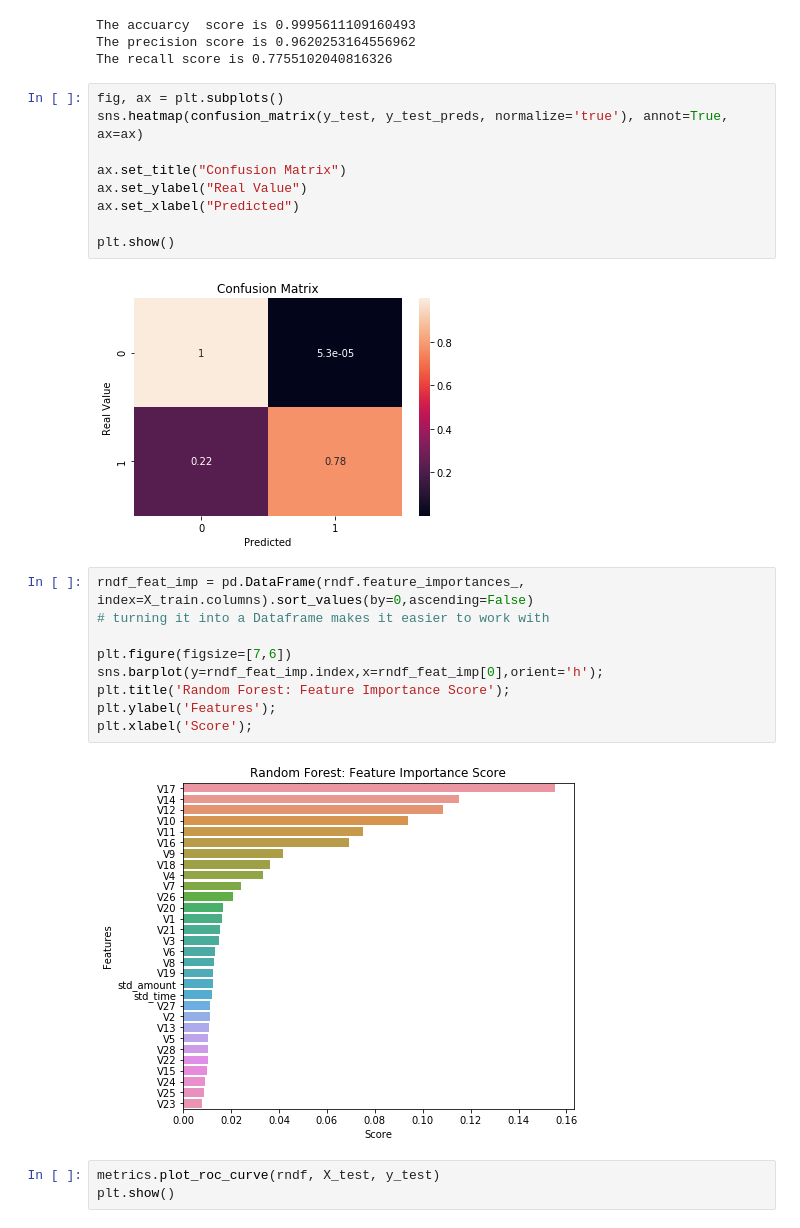
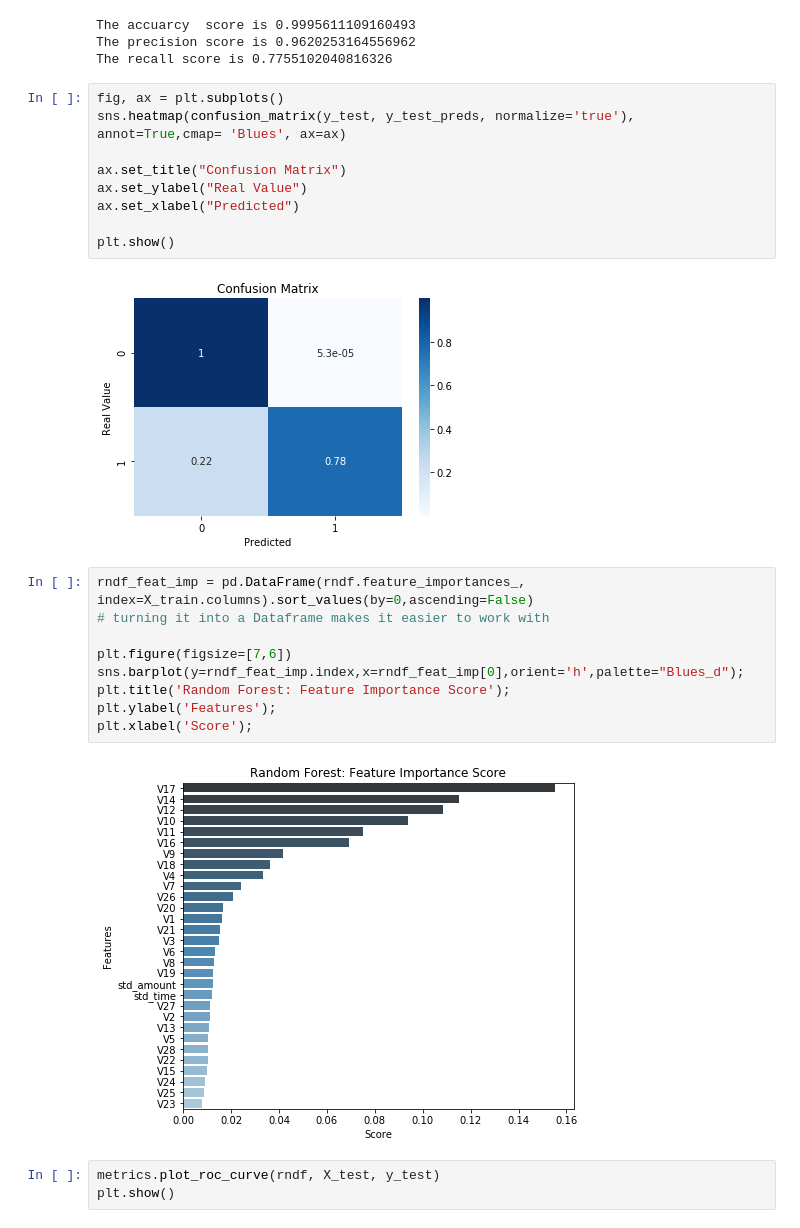
Before and after one commit to ipatel467/Credit-Card-Fraud-Detection, a Jupyter notebook: ML.ipynb, the cells around one changed output. Drawn from its saved outputs; the diff is of its cells as text.

```diff
--- a/ML.ipynb
+++ b/ML.ipynb
@@ -115,26 +115,26 @@ The precision score is 0.9620253164556962
 The recall score is 0.7755102040816326
 # %%
 fig, ax = plt.subplots()
-sns.heatmap(confusion_matrix(y_test, y_test_preds, normalize='true'), annot=True, ax=ax)
+sns.heatmap(confusion_matrix(y_test, y_test_preds, normalize='true'), annot=True,cmap= 'Blues', ax=ax)
 
 ax.set_title("Confusion Matrix")
 ax.set_ylabel("Real Value")
 ax.set_xlabel("Predicted")
 
 plt.show()
 # %% [output]
-[figure, old version]
+[figure, new version]
 # %%
 rndf_feat_imp = pd.DataFrame(rndf.feature_importances_, index=X_train.columns).sort_values(by=0,ascending=False)
 # turning it into a Dataframe makes it easier to work with
 
 plt.figure(figsize=[7,6])
-sns.barplot(y=rndf_feat_imp.index,x=rndf_feat_imp[0],orient='h');
+sns.barplot(y=rndf_feat_imp.index,x=rndf_feat_imp[0],orient='h',palette="Blues_d");
 plt.title('Random Forest: Feature Importance Score');
 plt.ylabel('Features');
 plt.xlabel('Score');
 # %% [output]
-[figure, old version]
+[figure, new version]
 # %%
 metrics.plot_roc_curve(rndf, X_test, y_test)
 plt.show()
```
Also changed, not shown: parts of 4 cells of this notebook.
